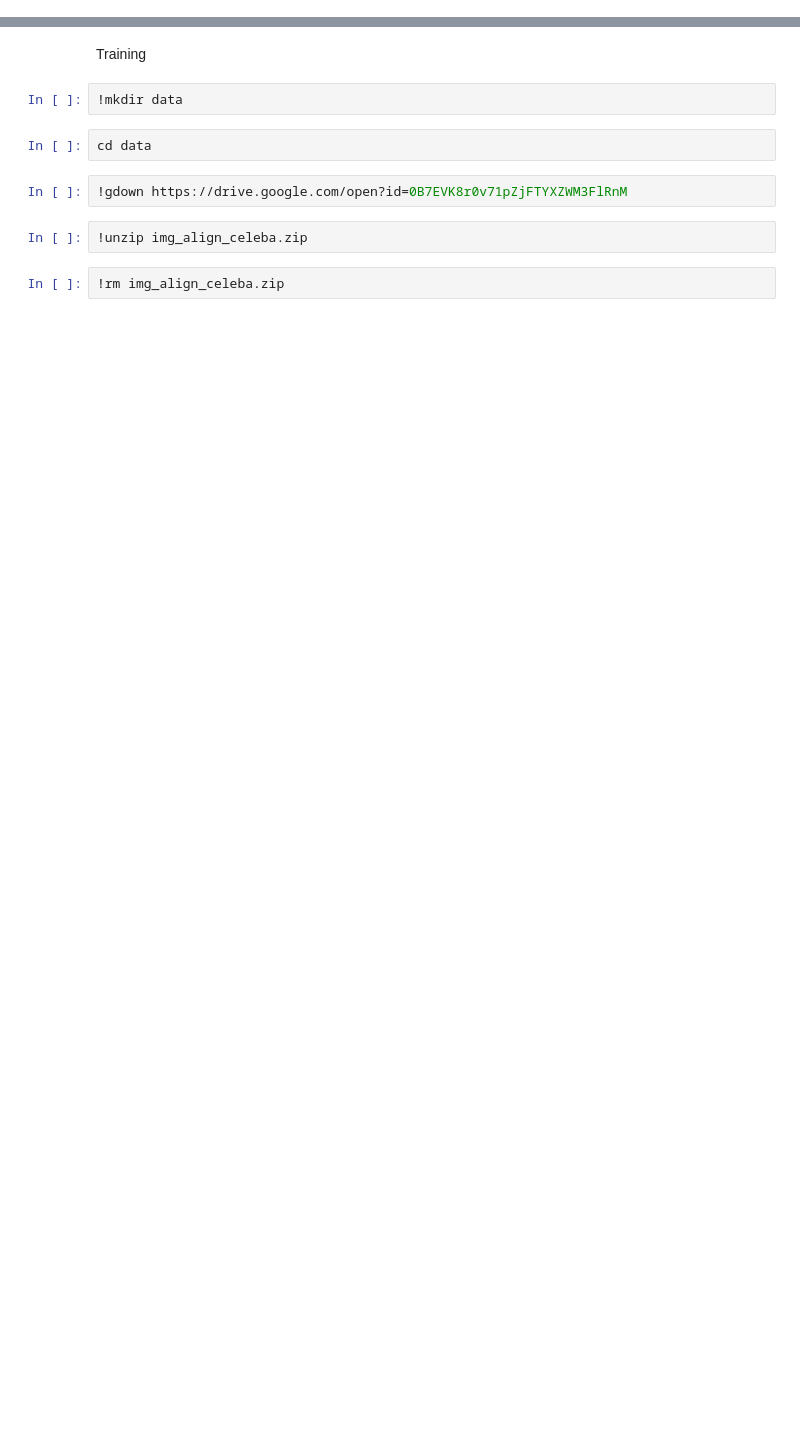
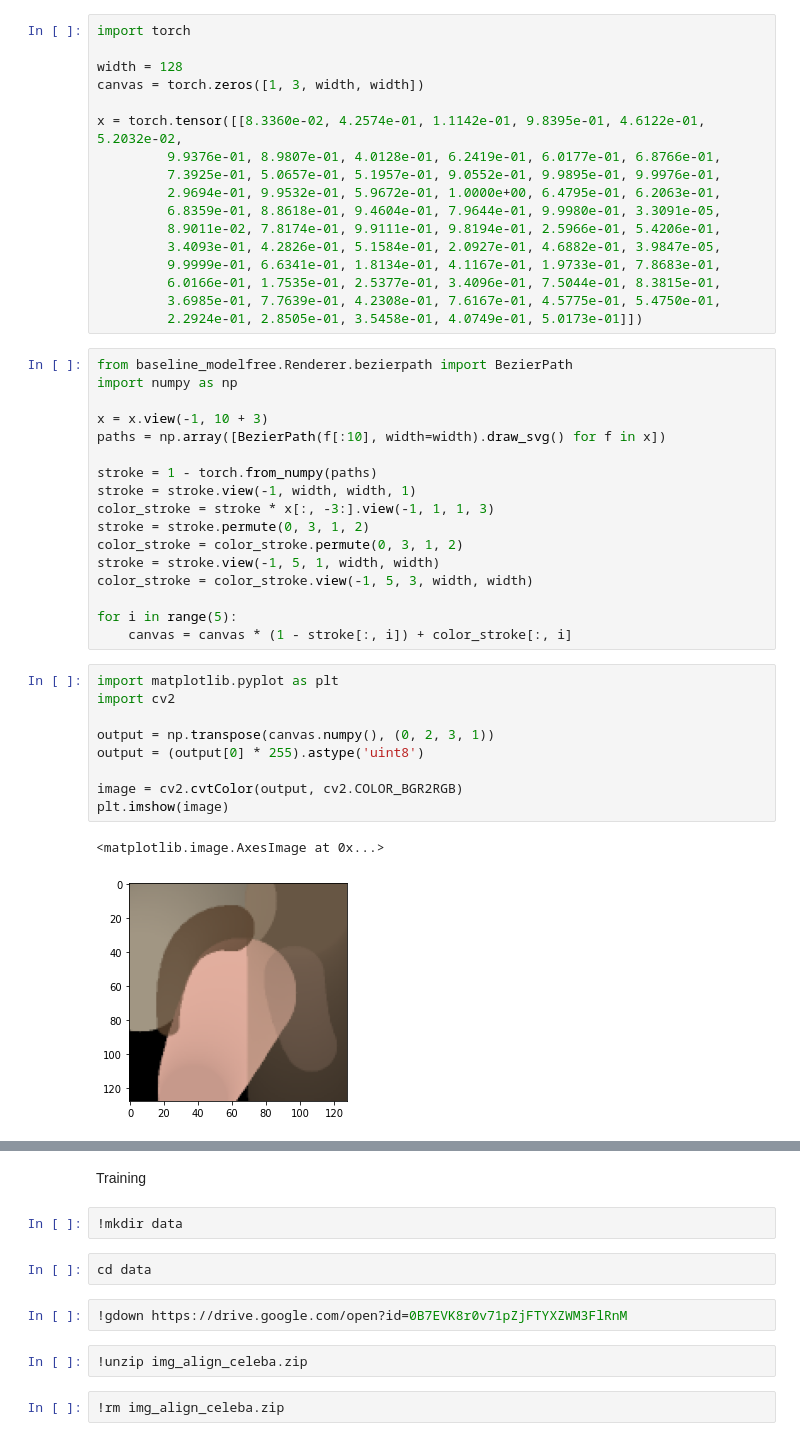
Before and after one commit to lennartkerkvliet/ICCV2019-LearningToPaint, a Jupyter notebook: LearningToPaint.ipynb, the cells around one changed output, grey strips where cells are left out. Cells and saved outputs as stored; diff of their text form; blank space fills up the shorter version.

Commit message:
Add SVG render to BezierPath

```diff
--- a/LearningToPaint.ipynb
+++ b/LearningToPaint.ipynb
@@ -44,0 +49,46 @@ display(Image('output/generated399.png'))
+# %%
+import torch
+
+width = 128
+canvas = torch.zeros([1, 3, width, width])
+
+x = torch.tensor([[8.3360e-02, 4.2574e-01, 1.1142e-01, 9.8395e-01, 4.6122e-01, 5.2032e-02,
+         9.9376e-01, 8.9807e-01, 4.0128e-01, 6.2419e-01, 6.0177e-01, 6.8766e-01,
+         7.3925e-01, 5.0657e-01, 5.1957e-01, 9.0552e-01, 9.9895e-01, 9.9976e-01,
+         2.9694e-01, 9.9532e-01, 5.9672e-01, 1.0000e+00, 6.4795e-01, 6.2063e-01,
+         6.8359e-01, 8.8618e-01, 9.4604e-01, 7.9644e-01, 9.9980e-01, 3.3091e-05,
+         8.9011e-02, 7.8174e-01, 9.9111e-01, 9.8194e-01, 2.5966e-01, 5.4206e-01,
+         3.4093e-01, 4.2826e-01, 5.1584e-01, 2.0927e-01, 4.6882e-01, 3.9847e-05,
+         9.9999e-01, 6.6341e-01, 1.8134e-01, 4.1167e-01, 1.9733e-01, 7.8683e-01,
+         6.0166e-01, 1.7535e-01, 2.5377e-01, 3.4096e-01, 7.5044e-01, 8.3815e-01,
+         3.6985e-01, 7.7639e-01, 4.2308e-01, 7.6167e-01, 4.5775e-01, 5.4750e-01,
+         2.2924e-01, 2.8505e-01, 3.5458e-01, 4.0749e-01, 5.0173e-01]])
+# %%
+from baseline_modelfree.Renderer.bezierpath import BezierPath
+import numpy as np
+
+x = x.view(-1, 10 + 3)
+paths = np.array([BezierPath(f[:10], width=width).draw_svg() for f in x])
+
+stroke = 1 - torch.from_numpy(paths)
+stroke = stroke.view(-1, width, width, 1)
+color_stroke = stroke * x[:, -3:].view(-1, 1, 1, 3)
+stroke = stroke.permute(0, 3, 1, 2)
+color_stroke = color_stroke.permute(0, 3, 1, 2)
+stroke = stroke.view(-1, 5, 1, width, width)
+color_stroke = color_stroke.view(-1, 5, 3, width, width)
+
+for i in range(5):
+    canvas = canvas * (1 - stroke[:, i]) + color_stroke[:, i]
+# %%
+import matplotlib.pyplot as plt
+import cv2
+
+output = np.transpose(canvas.numpy(), (0, 2, 3, 1))
+output = (output[0] * 255).astype('uint8')
+
+image = cv2.cvtColor(output, cv2.COLOR_BGR2RGB)
+plt.imshow(image)
+# %% [output]
+<matplotlib.image.AxesImage at 0x...>
+[figure, added]
```
Also changed, not shown: parts of 6 cells of this notebook, 2 other files.
